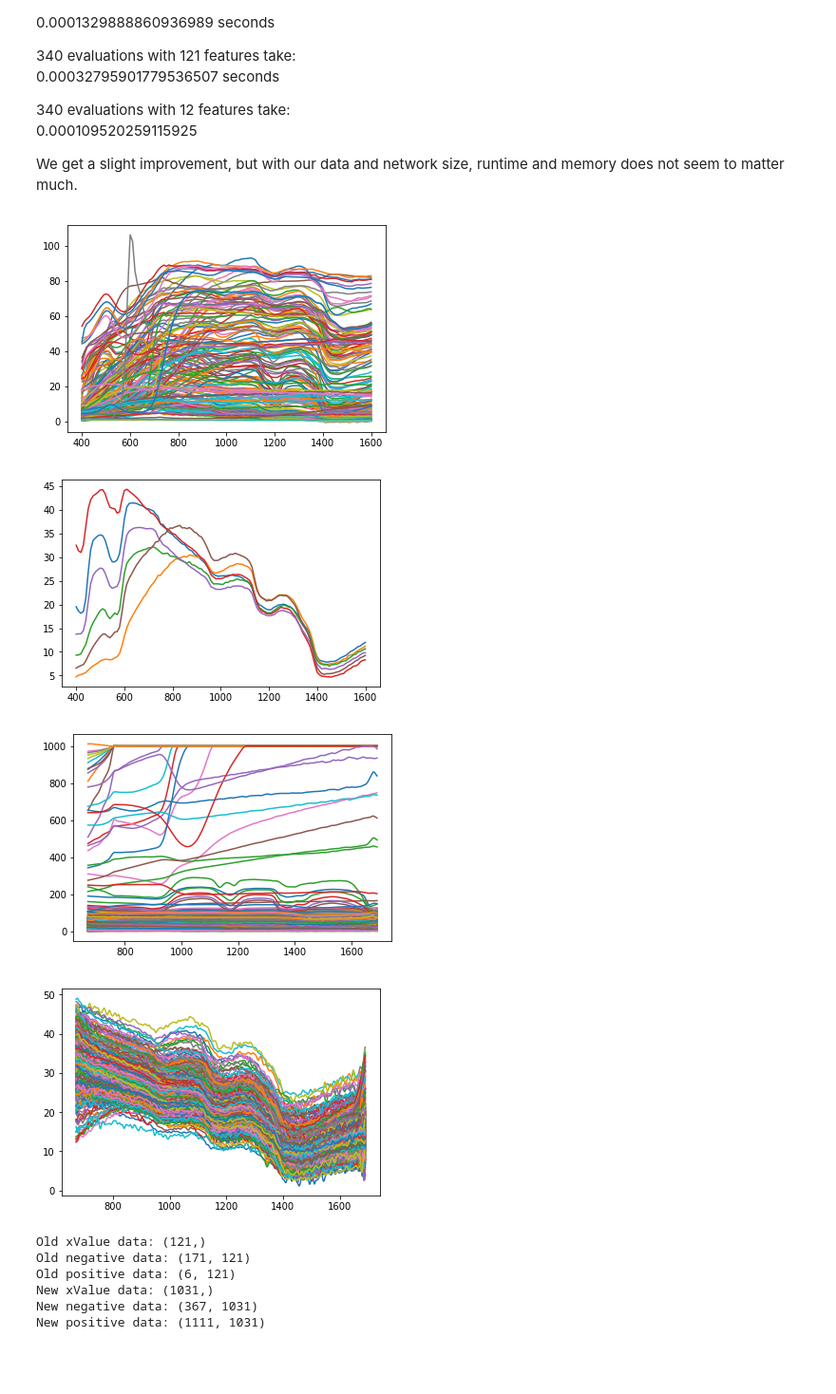
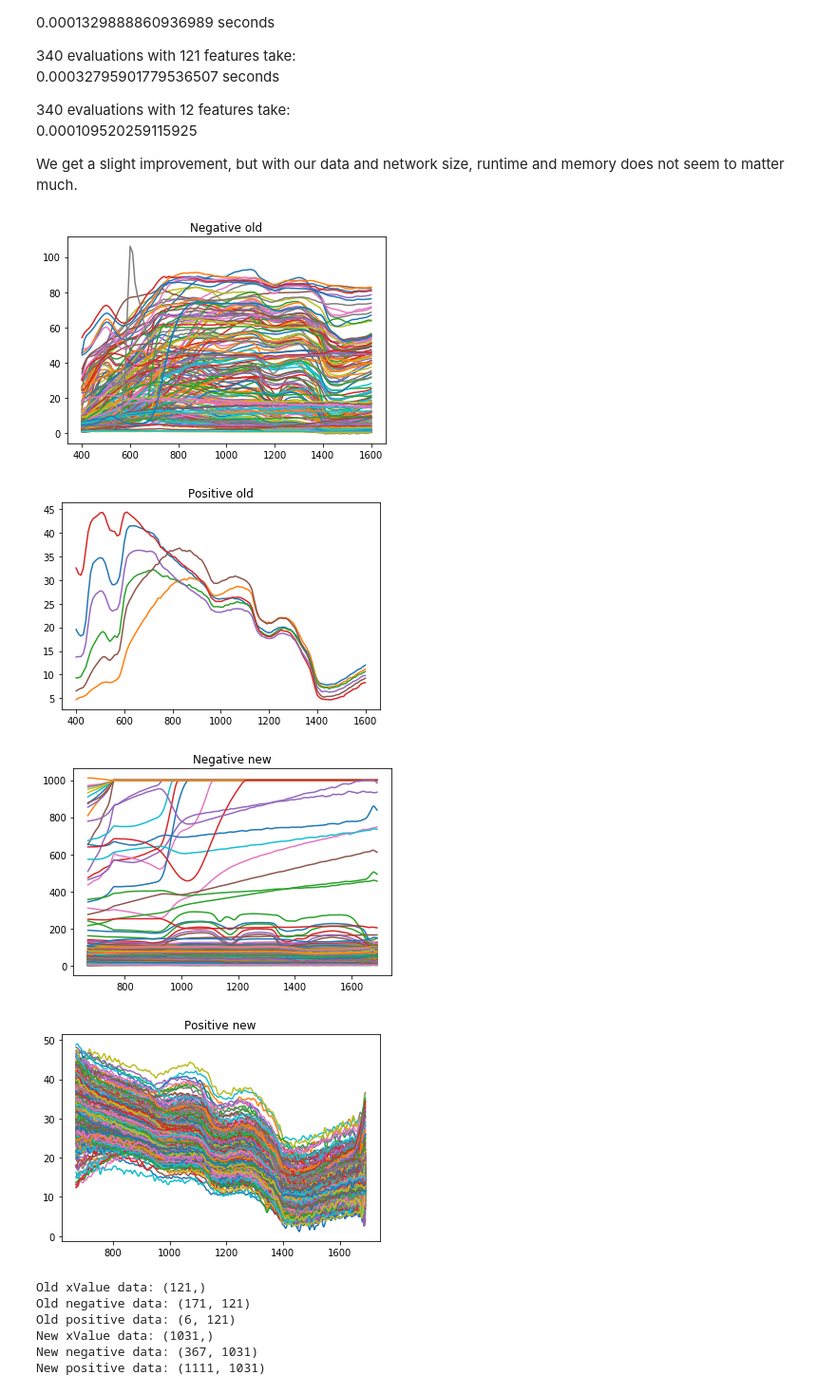
Before and after one commit to Genises/H-BRS_NeuralNetworks, a Jupyter notebook: NN_Project_29.10.2018.ipynb, the cells around one changed output. Shown at 95% size. Drawn from its saved outputs; the diff is of its cells as text; code cells hidden in the pictures; blank space fills up the shorter version.

```diff
--- a/NN_Project_29.10.2018.ipynb
+++ b/NN_Project_29.10.2018.ipynb
@@ -116,20 +116,21 @@ _, dataPositivesNew = importData(dataFilesNewPositives)
 dataPositives = np.tile(dataPositivesOld,(28,1))
 # %%
 #--------------------------------------------------------------------------------Plott Data
-def plottSpectrals(x,y):
+def plottSpectrals(x,y,z, format=""):
     for row in y:
-        plt.plot(x,row)
+        plt.plot(x,row, format)
+    plt.title(z)
     plt.show()
 
-plottSpectrals(xValuesOld,dataNegativesOld)
-plottSpectrals(xValuesOld,dataPositivesOld)
-plottSpectrals(xValuesNew,dataNegativesNew)
-plottSpectrals(xValuesNew,dataPositivesNew)
+plottSpectrals(xValuesOld,dataNegativesOld, "Negative old")
+plottSpectrals(xValuesOld,dataPositivesOld, "Positive old")
+plottSpectrals(xValuesNew,dataNegativesNew, "Negative new")
+plottSpectrals(xValuesNew,dataPositivesNew, "Positive new")
 # %% [output]
-[figure, old version]
+[figure, new version]
-[figure, old version]
+[figure, new version]
-[figure, old version]
+[figure, new version]
-[figure, old version]
+[figure, new version]
 # %%
 #--------------------------------------------------------------------------------Some Information on Data
 print("Old xValue data: " + str(xValuesOld.shape))
```
Also changed, not shown: parts of 8 cells of this notebook, 1 other file.
